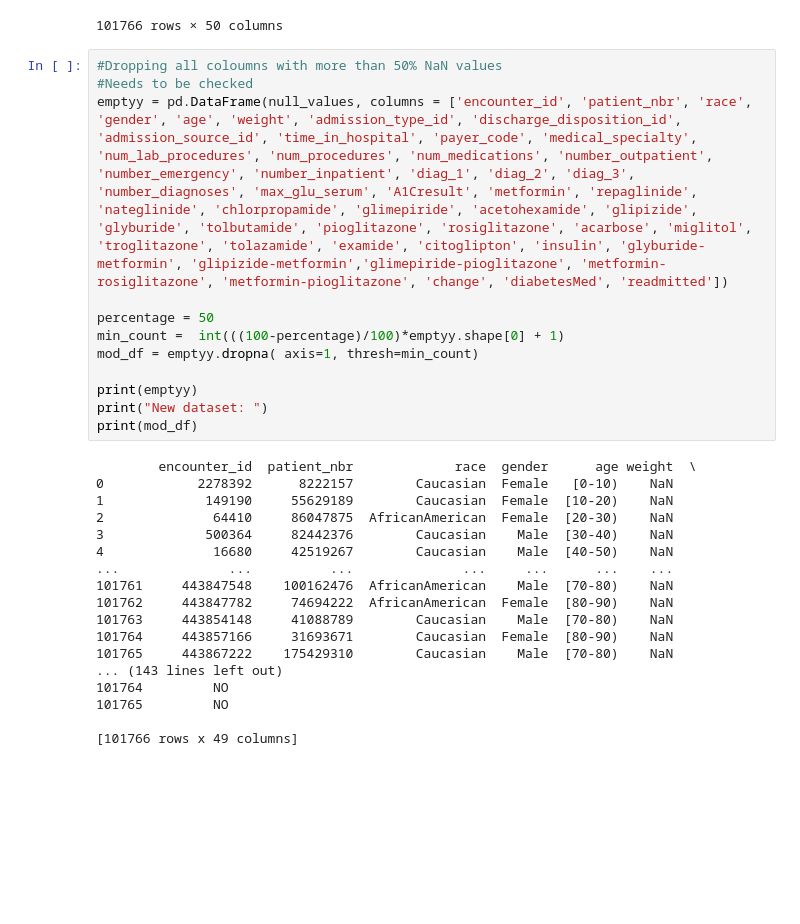
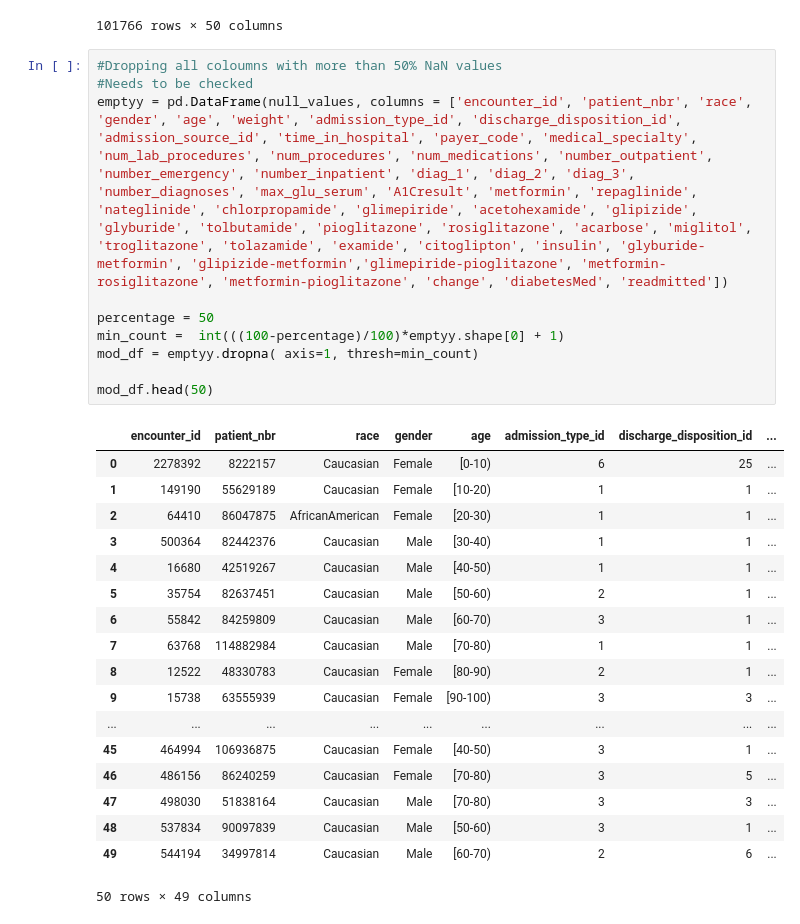
Before and after one commit to sufyaans/bigdata_cw2, a Jupyter notebook: 193_solution.ipynb, the cells around one changed output. Saved outputs shown, nothing was run; the diff lists cells and outputs as text; blank space fills up the shorter version.

Commit message:
.head(50)

```diff
--- a/193_solution.ipynb
+++ b/193_solution.ipynb
@@ -52,33 +52,32 @@ null_values
 # %%
 #Dropping all coloumns with more than 50% NaN values
 #Needs to be checked
 emptyy = pd.DataFrame(null_values, columns = ['encounter_id', 'patient_nbr', 'race', 'gender', 'age', 'weight', 'admission_type_id', 'discharge_disposition_id', 'admission_source_id', 'time_in_hospital', 'payer_code', 'medical_specialty', 'num_lab_procedures', 'num_procedures', 'num_medications', 'number_outpatient', 'number_emergency', 'number_inpatient', 'diag_1', 'diag_2', 'diag_3', 'number_diagnoses', 'max_glu_serum', 'A1Cresult', 'metformin', 'repaglinide', 'nateglinide', 'chlorpropamide', 'glimepiride', 'acetohexamide', 'glipizide', 'glyburide', 'tolbutamide', 'pioglitazone', 'rosiglitazone', 'acarbose', 'miglitol', 'troglitazone', 'tolazamide', 'examide', 'citoglipton', 'insulin', 'glyburide-metformin', 'glipizide-metformin','glimepiride-pioglitazone', 'metformin-rosiglitazone', 'metformin-pioglitazone', 'change', 'diabetesMed', 'readmitted'])
 
 percentage = 50
 min_count =  int(((100-percentage)/100)*emptyy.shape[0] + 1)
 mod_df = emptyy.dropna( axis=1, thresh=min_count)
 
-print(emptyy)
-print("New dataset: ")
-print(mod_df)
+mod_df.head(50)
 # %% [output]
+|  | encounter_id | patient_nbr | race | gender | age | admission_type_id | discharge_disposition_id | ... |
+| 0 | 2278392 | 8222157 | Caucasian | Female | [0-10) | 6 | 25 | ... |
+| 1 | 149190 | 55629189 | Caucasian | Female | [10-20) | 1 | 1 | ... |
+| 2 | 64410 | 86047875 | AfricanAmerican | Female | [20-30) | 1 | 1 | ... |
+| 3 | 500364 | 82442376 | Caucasian | Male | [30-40) | 1 | 1 | ... |
+| 4 | 16680 | 42519267 | Caucasian | Male | [40-50) | 1 | 1 | ... |
+| 5 | 35754 | 82637451 | Caucasian | Male | [50-60) | 2 | 1 | ... |
+| 6 | 55842 | 84259809 | Caucasian | Male | [60-70) | 3 | 1 | ... |
+| 7 | 63768 | 114882984 | Caucasian | Male | [70-80) | 1 | 1 | ... |
+| 8 | 12522 | 48330783 | Caucasian | Female | [80-90) | 2 | 1 | ... |
+| 9 | 15738 | 63555939 | Caucasian | Female | [90-100) | 3 | 3 | ... |
+| ... | ... | ... | ... | ... | ... | ... | ... | ... |
+| 45 | 464994 | 106936875 | Caucasian | Female | [40-50) | 3 | 1 | ... |
+| 46 | 486156 | 86240259 | Caucasian | Female | [70-80) | 3 | 5 | ... |
+| 47 | 498030 | 51838164 | Caucasian | Male | [70-80) | 3 | 3 | ... |
+| 48 | 537834 | 90097839 | Caucasian | Male | [50-60) | 3 | 1 | ... |
+| 49 | 544194 | 34997814 | Caucasian | Male | [60-70) | 2 | 6 | ... |
-        encounter_id  patient_nbr             race  gender      age weight  \
-0            2278392      8222157        Caucasian  Female   [0-10)    NaN
-1             149190     55629189        Caucasian  Female  [10-20)    NaN
-2              64410     86047875  AfricanAmerican  Female  [20-30)    NaN
-3             500364     82442376        Caucasian    Male  [30-40)    NaN
-4              16680     42519267        Caucasian    Male  [40-50)    NaN
-...              ...          ...              ...     ...      ...    ...
-101761     443847548    100162476  AfricanAmerican    Male  [70-80)    NaN
-101762     443847782     74694222  AfricanAmerican  Female  [80-90)    NaN
-101763     443854148     41088789        Caucasian    Male  [70-80)    NaN
-101764     443857166     31693671        Caucasian  Female  [80-90)    NaN
-101765     443867222    175429310        Caucasian    Male  [70-80)    NaN
-... (143 lines left out)
-101764         NO
-101765         NO
-
-[101766 rows x 49 columns]
+50 rows × 49 columns
 # %%
 #Drop all columns with more than 50% NaN values
 x = len(null_values)* 0.5
```
Also changed, not shown: parts of 1 cell of this notebook.
